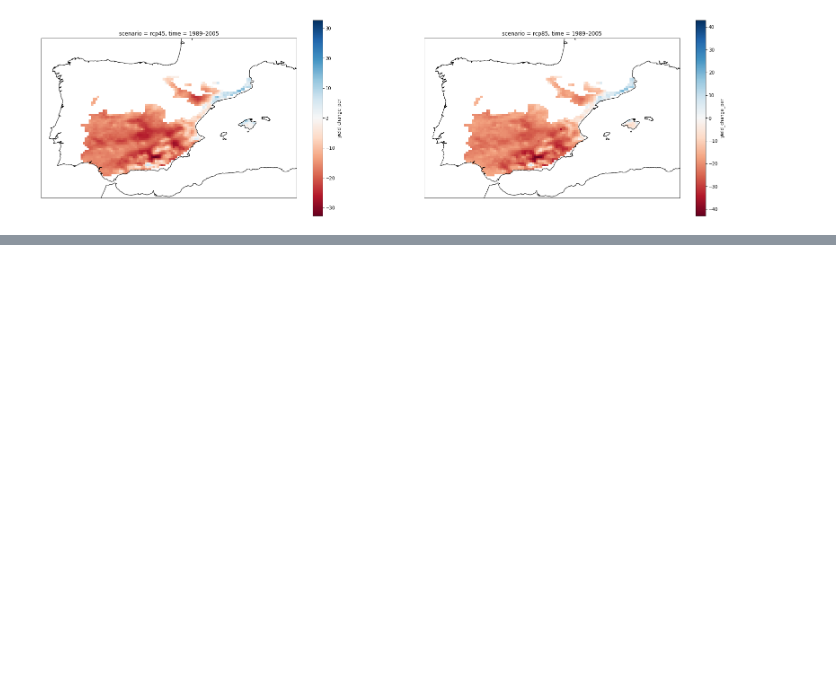
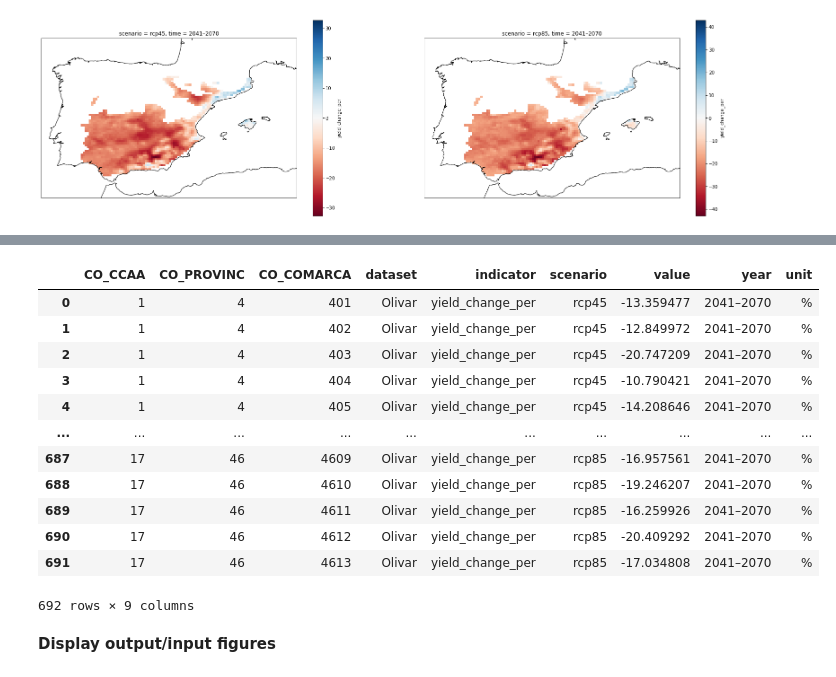
Before and after one commit to Vizzuality/ecf-agricultural-climate-impact, a Jupyter notebook: data/notebooks/Lab/09_Datos_Olivar.ipynb, the cells around one changed output, grey strips where cells are left out. Drawn from its saved outputs; the diff is of its cells as text; code cells hidden in the pictures; blank space fills up the shorter version.

```diff
--- a/data/notebooks/Lab/09_Datos_Olivar.ipynb
+++ b/data/notebooks/Lab/09_Datos_Olivar.ipynb
@@ -536,0 +589,43 @@ ax2.set_xlim([-10,6]);
+# %%
+ds_name = 'Olivar'
+ds = ds_change.copy()
+gdf_ids = {'Comarcas agrarias': ['CO_CCAA', 'CO_PROVINC', 'CO_COMARCA'],
+           'Municipios': ['CODIGOINE']}
+
+indicator_units = {'yield_change_per': '%'}
+
+for gdf_name, gdf in gdf_indicators.items():
+    print(gdf_name)
+    df = pd.DataFrame(columns=gdf_ids[gdf_name] + ['dataset', 'indicator', 'scenario', 'value', 'year'])
+    indicators = list(ds.keys())[:len(masks.keys())*-1]
+    for indicator in indicators:
+        print(indicator)
+        for scenario in ds.scenario.data:
+            print(scenario)
+            df_tmp = gdf[gdf_ids[gdf_name] + [f'{indicator} ({scenario})', f'{indicator} ({scenario}) (time)']]
+            df_tmp.rename(columns={f'{indicator} ({scenario})': 'value', f'{indicator} ({scenario}) (time)': 'year'}, inplace=True)
+            df_tmp['dataset'] = ds_name
+            df_tmp['indicator'] = indicator
+            df_tmp['scenario'] = scenario
+
+            # Convert list-like columns (values and years) elements to separate rows
+            df_tmp_melt = df_tmp.drop(["year"], axis = 1).copy()
+
+            df_tmp_melt = df_tmp_melt['value'].apply(pd.Series)\
+            .merge(df_tmp_melt, right_index = True, left_index = True)\
+            .drop(["value"], axis = 1)\
+            .reset_index()\
+            .melt(id_vars = gdf_ids[gdf_name] + ['index', 'dataset', 'indicator', 'scenario'], value_name = "value")\
+            .sort_values(['index', 'variable'])\
+            .drop(["index", 'variable'], axis = 1)
+
+            df_tmp_melt['year'] = df_tmp['year'].iloc[0]*len(df_tmp)
+
+            df = pd.concat([df, df_tmp_melt])
+
+            df.reset_index(drop=True, inplace=True)
+
+    # Add units
+    df['unit'] = df['indicator'].apply(lambda x: indicator_units[x])
+
+    gdf_indicators[gdf_name] = df
@@ -536,0 +696,18 @@ ax2.set_xlim([-10,6]);
+# %%
+gdf_indicators['Comarcas agrarias']
+# %% [output]
+|  | CO_CCAA | CO_PROVINC | CO_COMARCA | dataset | indicator | scenario | value | year | unit |
+| 0 | 1 | 4 | 401 | Olivar | yield_change_per | rcp45 | -13.359477 | 2041–2070 | % |
+| 1 | 1 | 4 | 402 | Olivar | yield_change_per | rcp45 | -12.849972 | 2041–2070 | % |
+| 2 | 1 | 4 | 403 | Olivar | yield_change_per | rcp45 | -20.747209 | 2041–2070 | % |
+| 3 | 1 | 4 | 404 | Olivar | yield_change_per | rcp45 | -10.790421 | 2041–2070 | % |
+| 4 | 1 | 4 | 405 | Olivar | yield_change_per | rcp45 | -14.208646 | 2041–2070 | % |
+| ... | ... | ... | ... | ... | ... | ... | ... | ... | ... |
+| 687 | 17 | 46 | 4609 | Olivar | yield_change_per | rcp85 | -16.957561 | 2041–2070 | % |
+| 688 | 17 | 46 | 4610 | Olivar | yield_change_per | rcp85 | -19.246207 | 2041–2070 | % |
+| 689 | 17 | 46 | 4611 | Olivar | yield_change_per | rcp85 | -16.259926 | 2041–2070 | % |
+| 690 | 17 | 46 | 4612 | Olivar | yield_change_per | rcp85 | -20.409292 | 2041–2070 | % |
+| 691 | 17 | 46 | 4613 | Olivar | yield_change_per | rcp85 | -17.034808 | 2041–2070 | % |
+692 rows × 9 columns
+# %% [markdown]
+**Display output/input figures**
```
Also changed, not shown: parts of 32 cells of this notebook, 2 other files.
